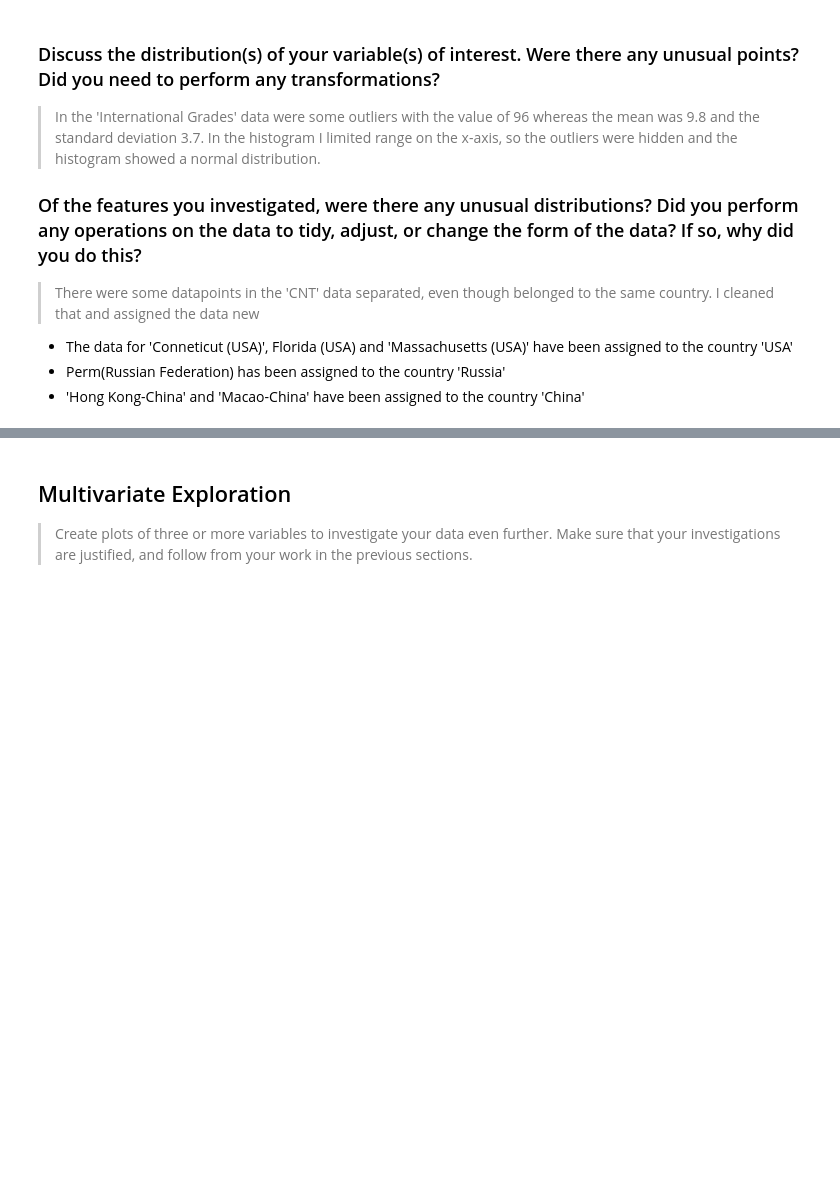
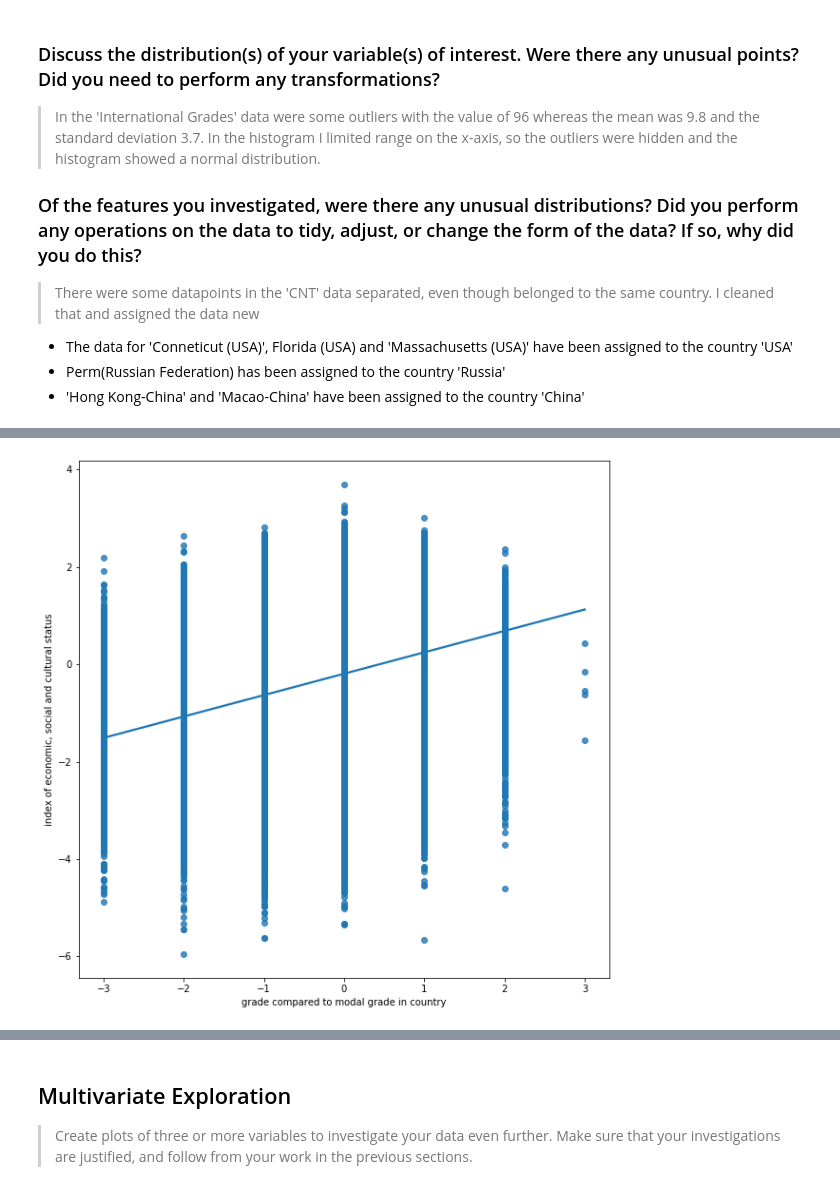
Before and after one commit to jhehemann/udacity_project_5_communicate_data_findings, a Jupyter notebook: exploration_template.ipynb, the cells around one changed output, grey strips where cells are left out. Drawn from its saved outputs; the diff is of its cells as text; code cells hidden in the pictures; blank space fills up the shorter version.

Commit message:
bivariate exploration of variables of interest

```diff
--- a/exploration_template.ipynb
+++ b/exploration_template.ipynb
@@ -17,8 +17,8 @@ from matplotlib import rcParams
 # %% [markdown]
 > Firstly I load in the pisa-dataset and describe its properties through the questions below.
 # %%
-pisa = pd.read_csv('pisa2012.csv', encoding='latin-1')
-pisa.head()
+pisa_raw = pd.read_csv('pisa2012.csv', encoding='latin-1')
+pisa_raw.head()
 # %% [output]
 |  | Unnamed: 0 | CNT | SUBNATIO | STRATUM | OECD | NC | SCHOOLID | STIDSTD | ST01Q01 | ST02Q01 | ... |
 | 0 | 1 | Albania | 80000 | ALB0006 | Non-OECD | Albania | 1 | 1 | 10 | 1.0 | ... |
@@ -114,0 +146,3 @@ and prepare myself to look at relationships between variables.
+# %%
+# keep columns of interest
+pisa = pisa_raw[['ST01Q01', 'GRADE', 'IMMIG', 'ESCS', 'OECD', 'CNT', 'ST04Q01']].copy()
@@ -114,0 +165,4 @@ and prepare myself to look at relationships between variables.
+# %%
+# dropping rows where any of the cells have a null value
+pisa.dropna(inplace = True)
+pisa.shape
@@ -565,0 +640,8 @@ fashion in the previous section (univariate exploration).
+# %%
+# Scatter plot between grade compared to modal grade in country and index of economic, social and cultural status
+rcParams['figure.figsize'] = 10,10
+sb.regplot(data = pisa, x = 'GRADE', y = 'ESCS');
+plt.xlabel('grade compared to modal grade in country')
+plt.ylabel('index of economic, social and cultural status');
+# %% [output]
+[figure, added]
```
Also changed, not shown: parts of 67 cells of this notebook.
